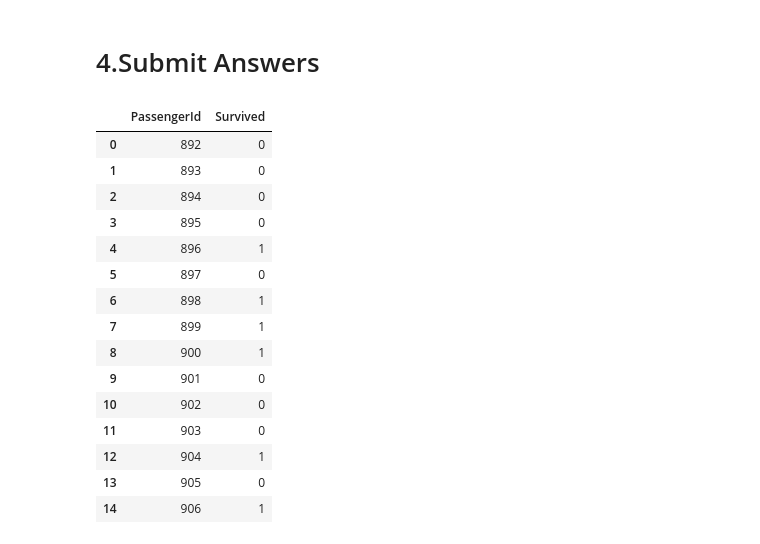
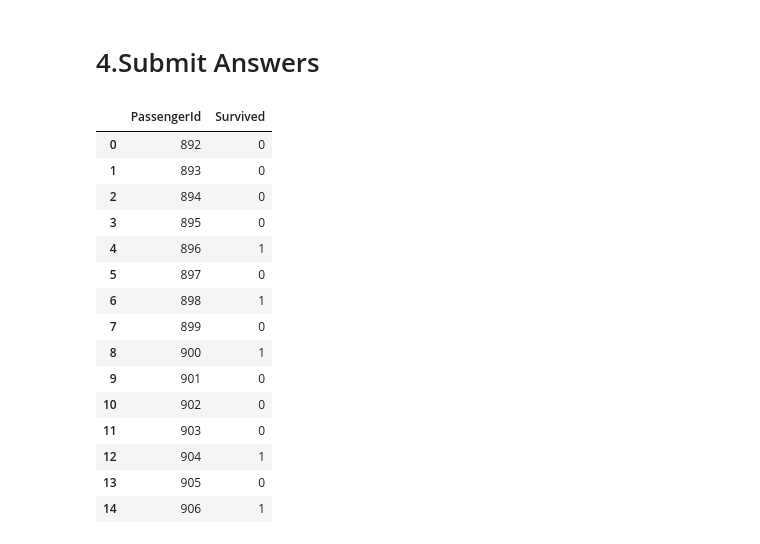
Before and after one commit to Sadeqsoli/ClassicTitanic, a Jupyter notebook: classic-titanic.ipynb, the cells around one changed output. Saved outputs shown, nothing was run; the diff lists cells and outputs as text; code cells hidden in the pictures.

Commit message:
Kaggle Notebook | Classic_Titanic | Version 8

```diff
--- a/classic-titanic.ipynb
+++ b/classic-titanic.ipynb
@@ -375,14 +375,14 @@ sns.heatmap(numeric_columns.corr(),linewidths=0.1,vmax=1.0,
 # %% [markdown]
 # 3.1.Decision Tree Classifier  [Predicted(%72)]
 # %%
-from sklearn.tree import DecisionTreeClassifier
+# from sklearn.tree import DecisionTreeClassifier
 
-# Initialize a Decision Tree Classifier
-model = DecisionTreeClassifier()
+# # Initialize a Decision Tree Classifier
+# model = DecisionTreeClassifier()
 
-# Train the model
-model.fit(newTrain, survived_train)
+# # Train the model
+# model.fit(newTrain, survived_train)
 
-# Make predictions on the test set
-predictions = model.predict(newTest)
-predictions
+# # Make predictions on the test set
+# predictions = model.predict(newTest)
+# predictions
@@ -409,14 +389,14 @@ array([0, 0, 0, 0, 1, 0, 1, 1, 1, 0, 0, 0, 1, 0, 1, 1, 0, 0, 0, 1, 0, 1,
 # %% [markdown]
 # 3.2.Logistic Regression [Predicted(%77)]
 # %%
-# from sklearn.linear_model import LogisticRegression
+from sklearn.linear_model import LogisticRegression
 
-# #adding Logistic regeression model
-# logmodel = LogisticRegression(max_iter=10000)
+#adding Logistic regeression model
+logmodel = LogisticRegression(max_iter=10000)
 
-# #training model with the train data
-# logmodel.fit(train, survived_train)
+#training model with the train data
+logmodel.fit(newTrain, survived_train)
 
-# #Try to get the pridiction with data
-# predictions = logmodel.predict(test)
-# predictions
+#Try to get the pridiction with data
+predictions = logmodel.predict(newTest)
+predictions
@@ -444,19 +444,19 @@ array([0, 0, 0, 0, 1, 0, 1, 1, 1, 0, 0, 0, 1, 0, 1, 1, 0, 0, 0, 1, 0, 1,
 # %%
 df_predictions = pd.DataFrame()
 df_predictions['PassengerId'] = pd.Series(testPassengerIds.T.values)
 df_predictions['Survived'] = pd.Series(predictions)
-df_predictions.to_csv("4th_ClassicTitanic_Attempt.csv", sep=',', index=False)
+df_predictions.to_csv("5th_ClassicTitanic_Attempt.csv", sep=',', index=False)
 df_predictions.head(15)
 # %% [output]
 |  | PassengerId | Survived |
 | 0 | 892 | 0 |
 | 1 | 893 | 0 |
 | 2 | 894 | 0 |
 | 3 | 895 | 0 |
 | 4 | 896 | 1 |
 | 5 | 897 | 0 |
 | 6 | 898 | 1 |
-| 7 | 899 | 1 |
+| 7 | 899 | 0 |
 | 8 | 900 | 1 |
 | 9 | 901 | 0 |
 | 10 | 902 | 0 |
```
Also changed, not shown: parts of 3 cells of this notebook.
